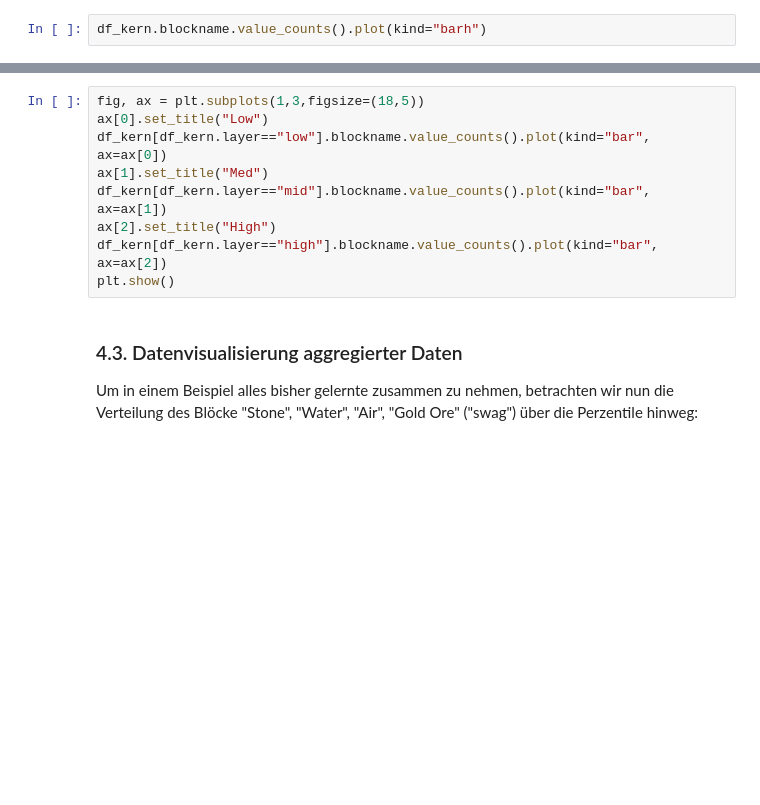
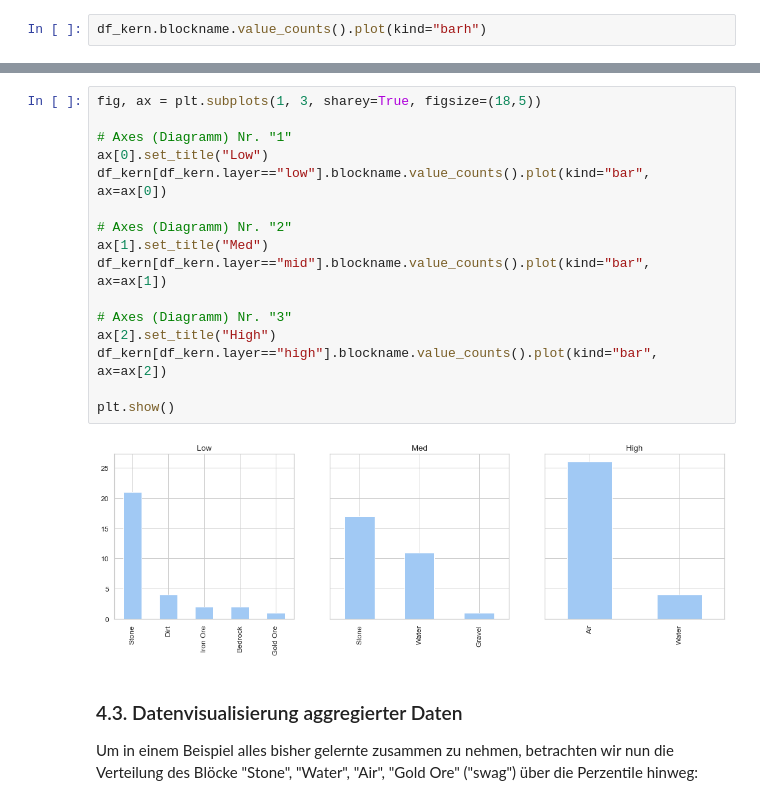
Before and after one commit to mesa-ai/smi-datenanalyse-ba, a Jupyter notebook: 03 - Data Exploration.ipynb, the cells around one changed output, grey strips where cells are left out. Saved outputs shown, nothing was run; the diff lists cells and outputs as text; blank space fills up the shorter version.

```diff
--- a/03 - Data Exploration.ipynb
+++ b/03 - Data Exploration.ipynb
@@ -293,12 +297,21 @@ Sehen wir uns zunächst die Anzahl der Blocktypen gesamt und in den drei wesentl
 # %%
-fig, ax = plt.subplots(1,3,figsize=(18,5))
+fig, ax = plt.subplots(1, 3, sharey=True, figsize=(18,5))
+
+# Axes (Diagramm) Nr. "1"
 ax[0].set_title("Low")
 df_kern[df_kern.layer=="low"].blockname.value_counts().plot(kind="bar", ax=ax[0])
+
+# Axes (Diagramm) Nr. "2"
 ax[1].set_title("Med")
 df_kern[df_kern.layer=="mid"].blockname.value_counts().plot(kind="bar", ax=ax[1])
+
+# Axes (Diagramm) Nr. "3"
 ax[2].set_title("High")
 df_kern[df_kern.layer=="high"].blockname.value_counts().plot(kind="bar", ax=ax[2])
+
 plt.show()
+# %% [output]
+[figure, added]
 # %% [markdown]
 ### 4.3. Datenvisualisierung aggregierter Daten
 Um in einem Beispiel alles bisher gelernte zusammen zu nehmen, betrachten wir nun die Verteilung des Blöcke "Stone", "Water", "Air", "Gold Ore" ("swag") über die Perzentile hinweg:
```
Also changed, not shown: parts of 2 cells of this notebook, 3 other files.
